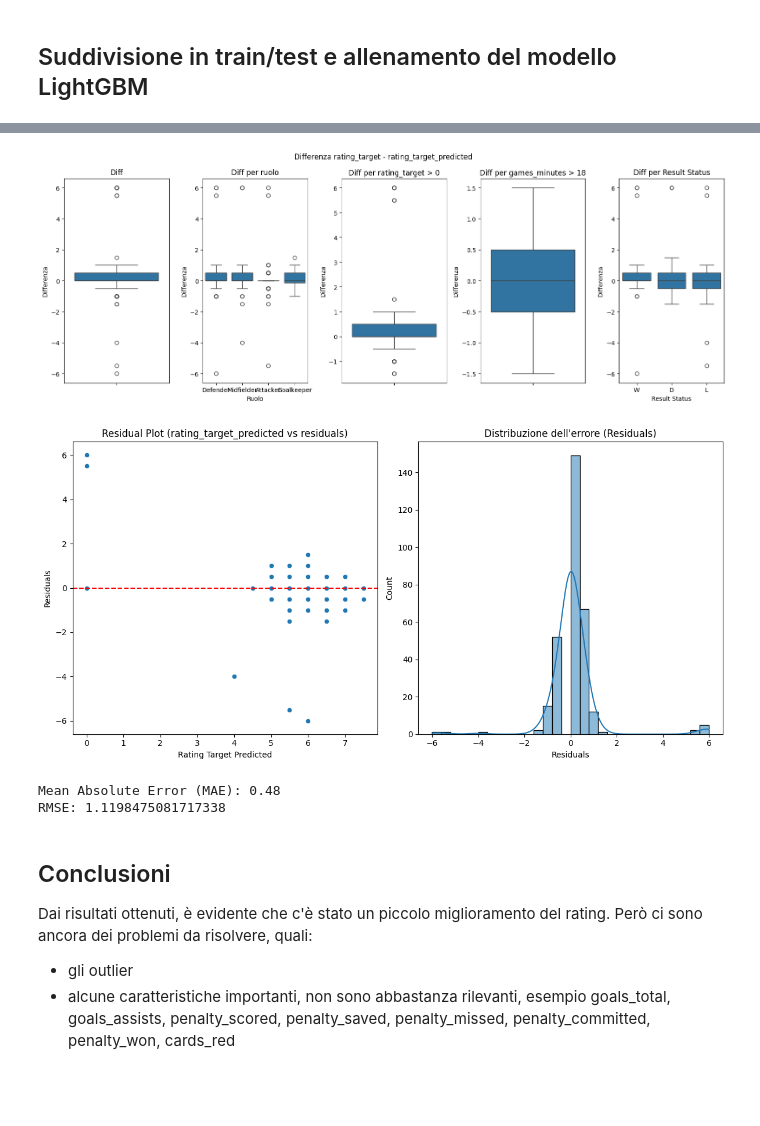
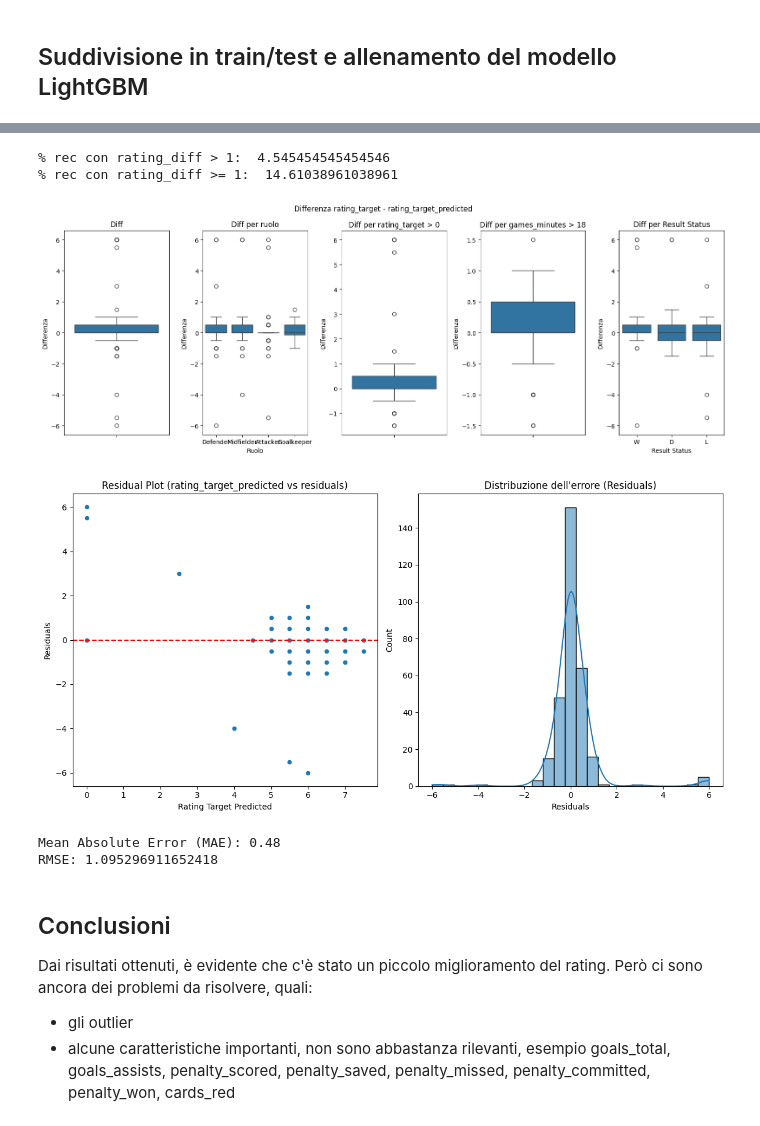
Before and after one commit to FrankMaverick/fantacalcio-rating-optimizer, a Jupyter notebook: 05_solution_v2.ipynb, the cells around one changed output, grey strips where cells are left out. Saved outputs shown, nothing was run; the diff lists cells and outputs as text; code cells hidden in the pictures; blank space fills up the shorter version.

```diff
--- a/05_solution_v2.ipynb
+++ b/05_solution_v2.ipynb
@@ -91,7 +93,7 @@ df_filtered
 ### Encoding delle variabili categoriche
 # %%
 # One-Hot Encoding per position
-df_encoded = pd.get_dummies(df_filtered, columns=['position'], drop_first=True)
+df_encoded = pd.get_dummies(df_filtered, columns=['position'], drop_first=False)
 df_encoded
 # %% [output]
 |  | rating | result_status | games_minutes | games_substitute | offsides | shots_total | shots_on | goals_total | ... |
@@ -170,6 +173,7 @@ df.head()
 df['position_Defender'] = df['position_Defender'].astype(int)
 df['position_Goalkeeper'] = df['position_Goalkeeper'].astype(int)
 df['position_Midfielder'] = df['position_Midfielder'].astype(int)
+df['position_Attacker'] = df['position_Attacker'].astype(int)
 df['result_status_encoded'] = df['result_status_encoded'].astype(int)
 df.head()
 # %% [output]
@@ -318,7 +324,7 @@ X_test_filtered['rating_target_original'] = y_test_original  # Valori originali
 X_test_filtered['rating_target_predicted'] = y_pred_original  # Valori predetti (non arrotondati)
 
 significant_columns = ['goals_total', 'goals_assists', 'penalty_scored', 'penalty_saved',
-                       'penalty_missed', 'penalty_committed', 'penalty_won', 'cards_red']
+                       'penalty_missed', 'penalty_committed', 'penalty_won', 'cards_red', 'cards_yellow']
 
 non_significant_columns = [col for col in X_test_filtered.columns if col not in significant_columns + ['position', 'result_status', 'games_substitute', 'games_minutes', 'rating_target_original', 'rating_target_predicted']]
 
@@ -378,12 +391,16 @@ df[(abs(df['rating_diff']) > 1)].head(20)
 | 1018 | 6.6 | Defender | D | 10 | VERO | 0 | 0 | 0 | ... |
 | 413 | 7.2 | Attacker | L | 11 | VERO | 0 | 2 | 2 | ... |
 | 1844 | 7.2 | Midfielder | W | 12 | VERO | 0 | 0 | 0 | ... |
+# %%
+# Perc di record con rating_diff > 1
+print("% rec con rating_diff > 1: ", len(df[(abs(df['rating_diff']) > 1)]) / len(df) * 100)
+
+# Perc di record con rating_diff >= 1
+print("% rec con rating_diff >= 1: ", len(df[(abs(df['rating_diff']) >= 1)]) / len(df) * 100)
+# %% [output]
+% rec con rating_diff > 1:  4.545454545454546
+% rec con rating_diff >= 1:  14.61038961038961
 # %%
-df = X_test_filtered.copy()
-
-# differenza tra rating target e rating_target_predicted
-df['rating_diff'] = df['rating_target'] - df['rating_target_predicted']
-
 # Stats di base sulla differenza tra rating e rating target
 diff_overall = df['rating_diff'].describe()
 
@@ -435,33 +452,33 @@ plt.ylabel('Differenza')
 plt.tight_layout()
 plt.show()
 # %% [output]
-[figure, old version]
+[figure, new version]
 # %%
 # 1. Residual Plot (Grafico dei residui)
 plt.figure(figsize=(12, 6))
 
 # Calcolare i residui (errore)
 df['residuals'] = df['rating_target'] - df['rating_target_predicted']
 
 # Residual plot: rating_target vs residui
 plt.subplot(1, 2, 1)
 sns.scatterplot(x=df['rating_target_predicted'], y=df['residuals'])
 plt.axhline(0, color='red', linestyle='--')
 plt.title('Residual Plot (rating_target_predicted vs residuals)')
 plt.xlabel('Rating Target Predicted')
 plt.ylabel('Residuals')
 
 # 2. Distribuzione dell'errore
 plt.subplot(1, 2, 2)
-sns.histplot(df['residuals'], kde=True, bins=30)
+sns.histplot(df['residuals'], kde=True, bins=25)
 plt.title('Distribuzione dell\'errore (Residuals)')
 plt.xlabel('Residuals')
 plt.ylabel('Count')
 
 plt.tight_layout()
 plt.show()
 # %% [output]
-[figure, old version]
+[figure, new version]
 # %%
 # Errore medio assoluto (MAE)
 mae = np.mean(np.abs(df['residuals']))
@@ -473,7 +490,7 @@ rmse = root_mean_squared_error(df['rating_target'], df['rating_target_predicted'
 print("RMSE:", rmse)
 # %% [output]
 Mean Absolute Error (MAE): 0.48
-RMSE: 1.1198475081717338
+RMSE: 1.095296911652418
 # %% [markdown]
 ## Conclusioni
 
```
Also changed, not shown: parts of 14 cells of this notebook, 3 other files.
